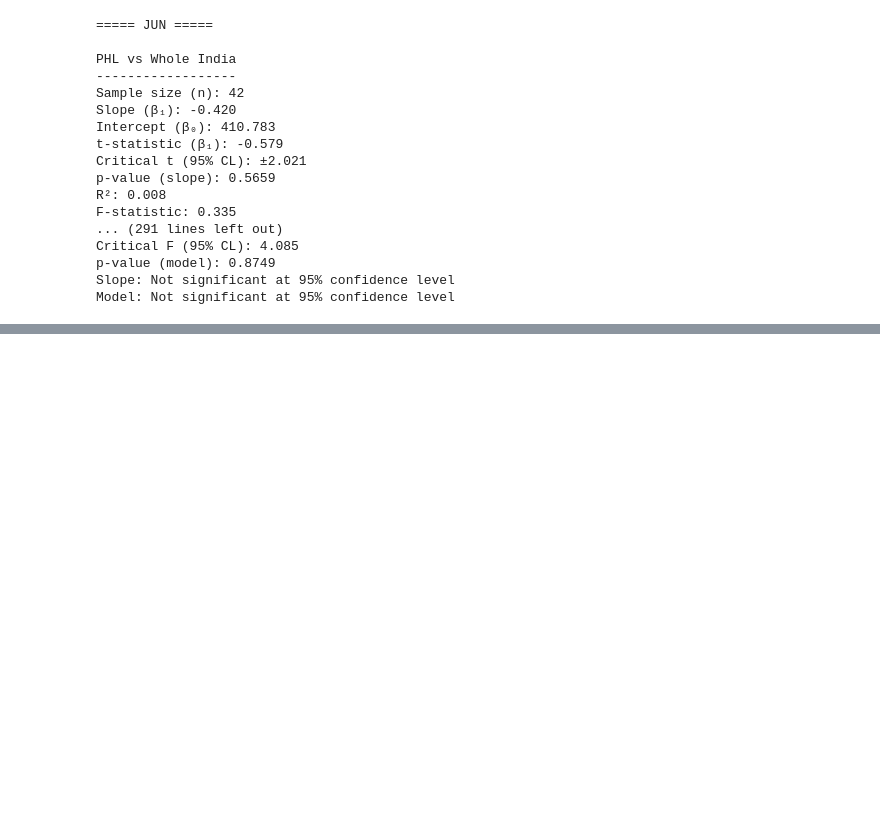
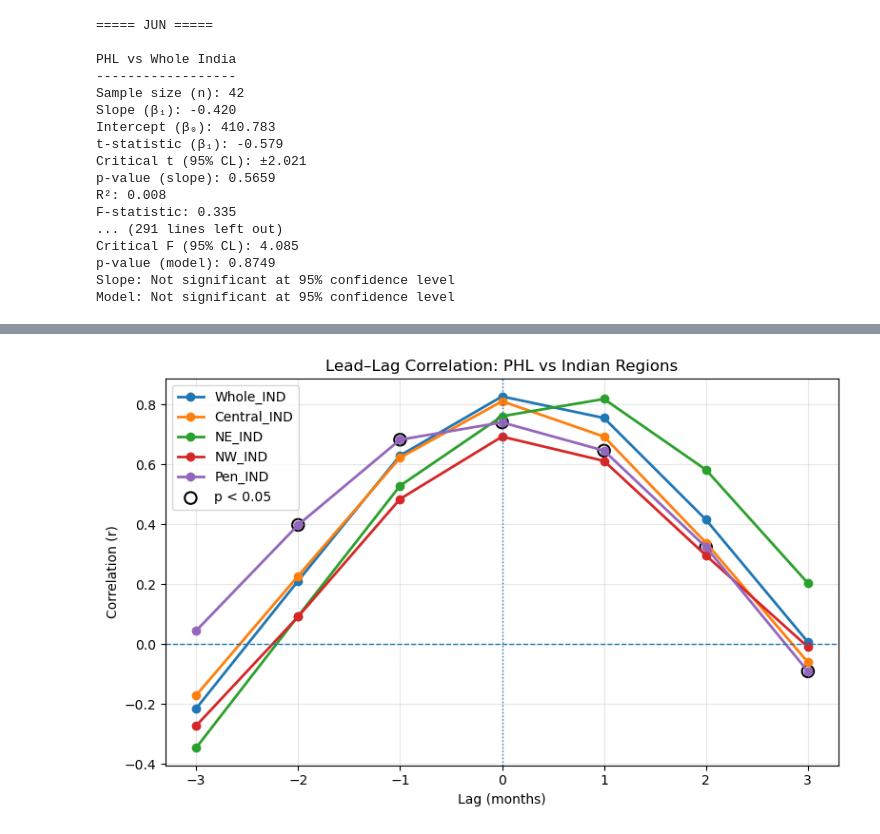
Before and after one commit to AleandraR/MS_Thesis_SWM, a Jupyter notebook: 02_notebooks/01a_INDvPHL_TimeSeries.ipynb, the cells around one changed output, grey strips where cells are left out. Cells and saved outputs as stored; diff of their text form; code cells hidden in the pictures; blank space fills up the shorter version.

```diff
--- a/02_notebooks/01a_INDvPHL_TimeSeries.ipynb
+++ b/02_notebooks/01a_INDvPHL_TimeSeries.ipynb
@@ -920,0 +1147,37 @@ Model: Not significant at 95% confidence level
+# %%
+plt.figure(figsize=(8, 5))
+
+for region, df in all_results.items():
+    plt.plot(
+        df["lag_months"],
+        df["r"],
+        marker="o",
+        linewidth=2,
+        label=region
+    )
+
+plt.axhline(0, linestyle="--", linewidth=1)
+plt.axvline(0, linestyle=":", linewidth=1)
+
+plt.xlabel("Lag (months)")
+plt.ylabel("Correlation (r)")
+plt.title("Lead–Lag Correlation: PHL vs Indian Regions")
+
+sig = df[df["p_value"] < 0.05]
+
+plt.scatter(
+    sig["lag_months"],
+    sig["r"],
+    s=80,
+    facecolors="none",
+    edgecolors="black",
+    linewidths=1.5,
+    label="p < 0.05"
+)
+
+plt.legend()
+plt.grid(True, alpha=0.3)
+plt.tight_layout()
+plt.show()
+# %% [output]
+[figure, added]
```
Also changed, not shown: parts of 27 cells of this notebook.
